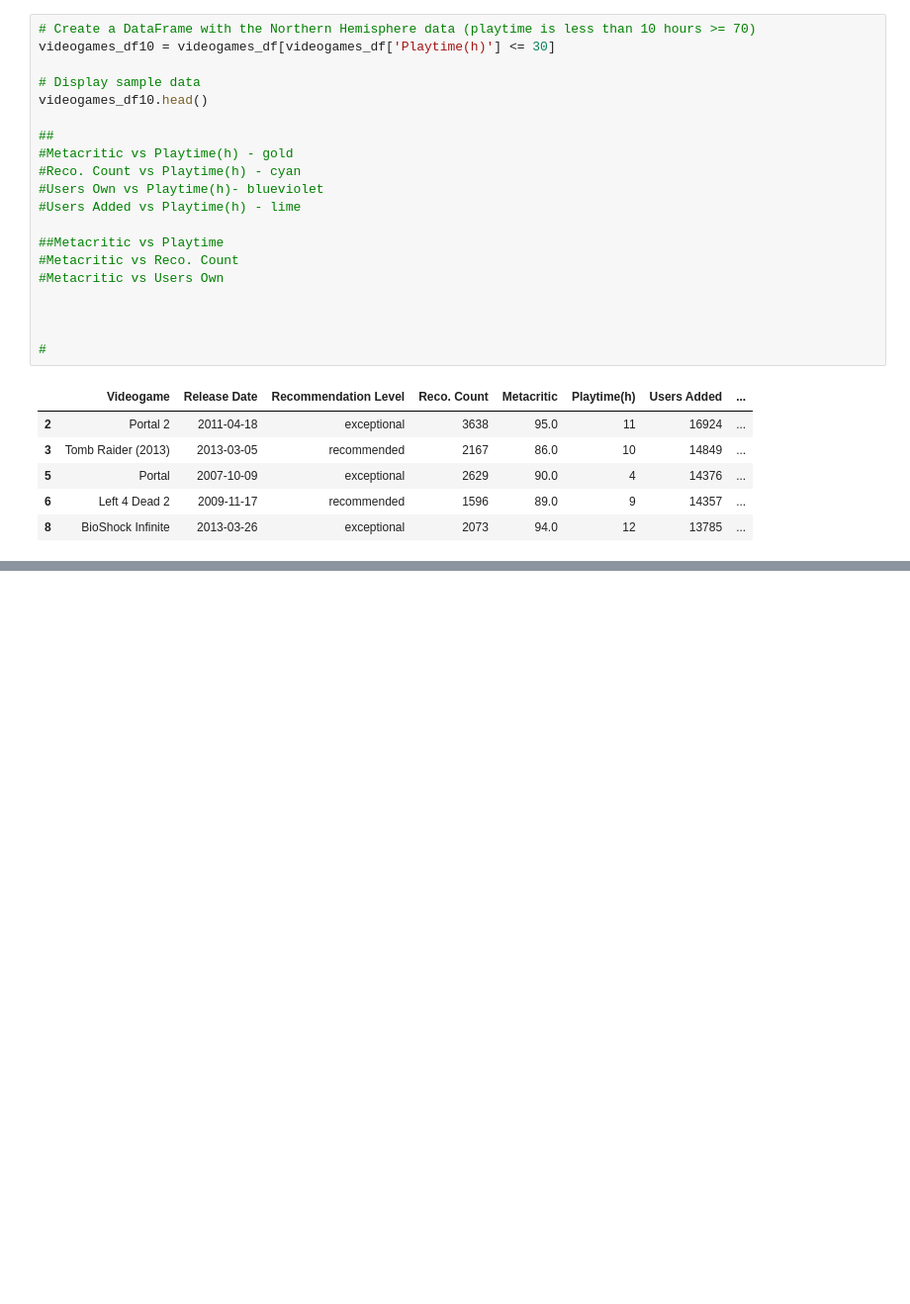
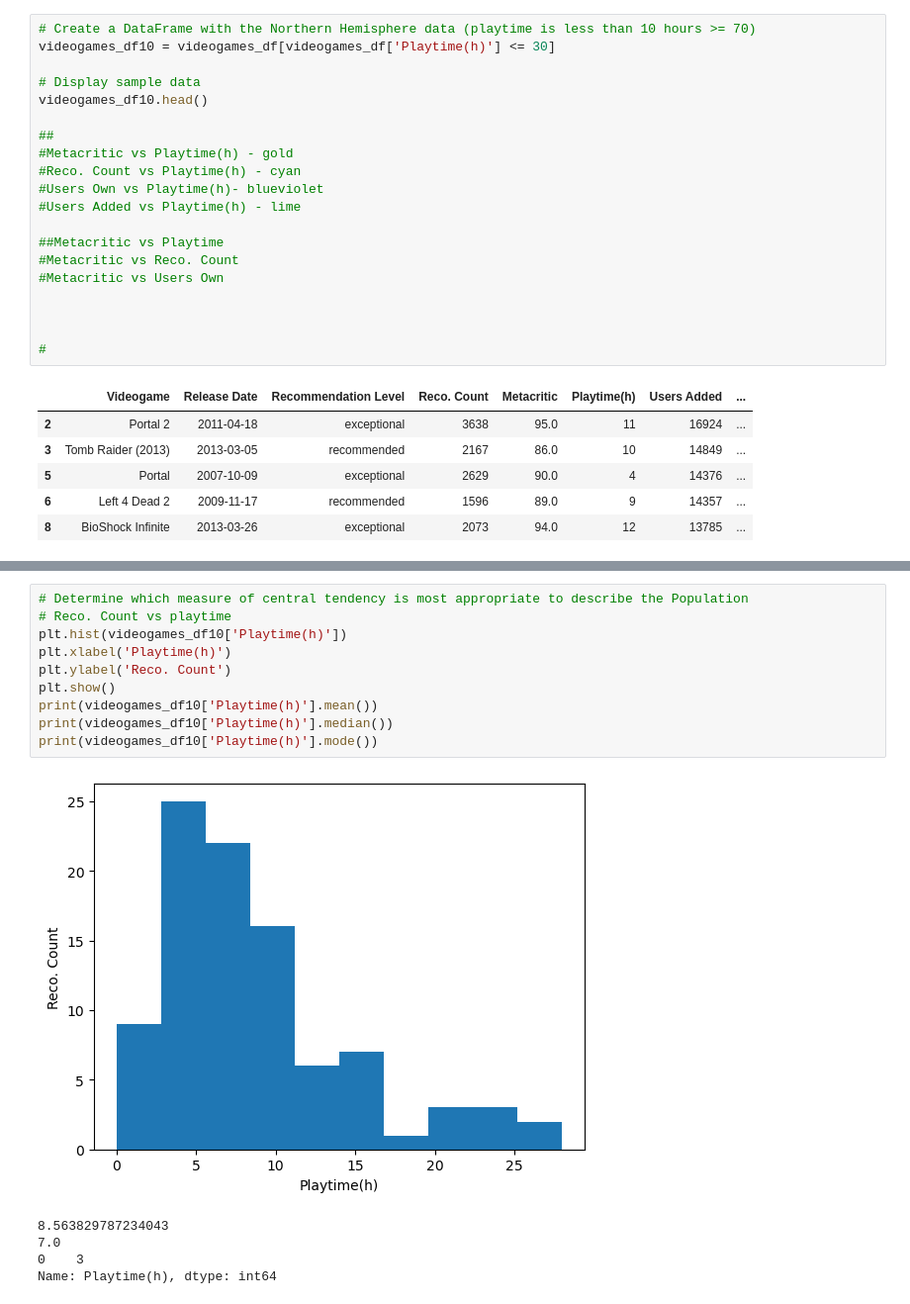
Before and after one commit to candidamg/Project_1, a Jupyter notebook: project.ipynb, the cells around one changed output, grey strips where cells are left out. Shown at 99% size. Cells and saved outputs as stored; diff of their text form; blank space fills up the shorter version.

```diff
--- a/project.ipynb
+++ b/project.ipynb
@@ -308,3 +356,19 @@ plt.show()
+# %%
+# Determine which measure of central tendency is most appropriate to describe the Population
+# Reco. Count vs playtime
+plt.hist(videogames_df10['Playtime(h)'])
+plt.xlabel('Playtime(h)')
+plt.ylabel('Reco. Count')
+plt.show()
+print(videogames_df10['Playtime(h)'].mean())
+print(videogames_df10['Playtime(h)'].median())
+print(videogames_df10['Playtime(h)'].mode())
+# %% [output]
+[figure, added]
+8.563829787234043
+7.0
+0    3
+Name: Playtime(h), dtype: int64
 # %%
 ## USERS OWN VS PLAYTIME(h)
 x_values = videogames_df10['Users Own']
```
Also changed, not shown: parts of 12 cells of this notebook.
